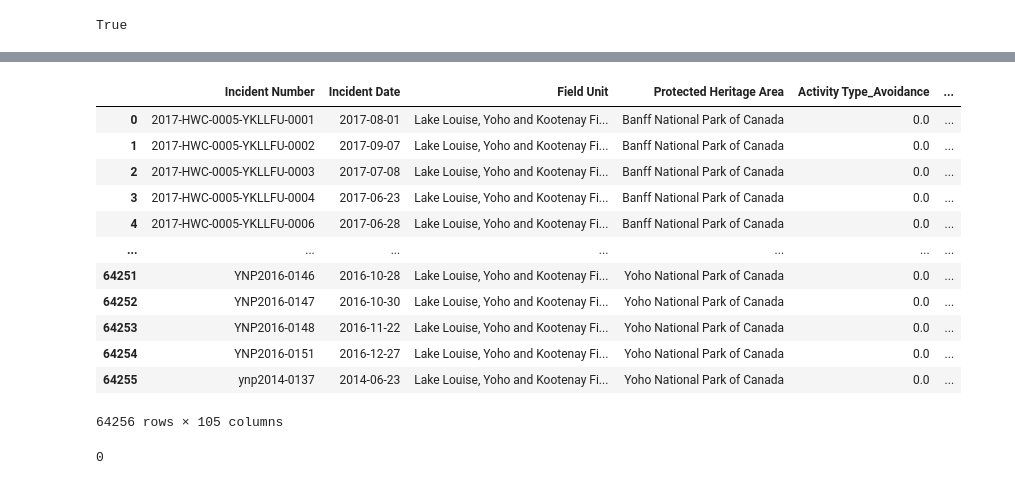
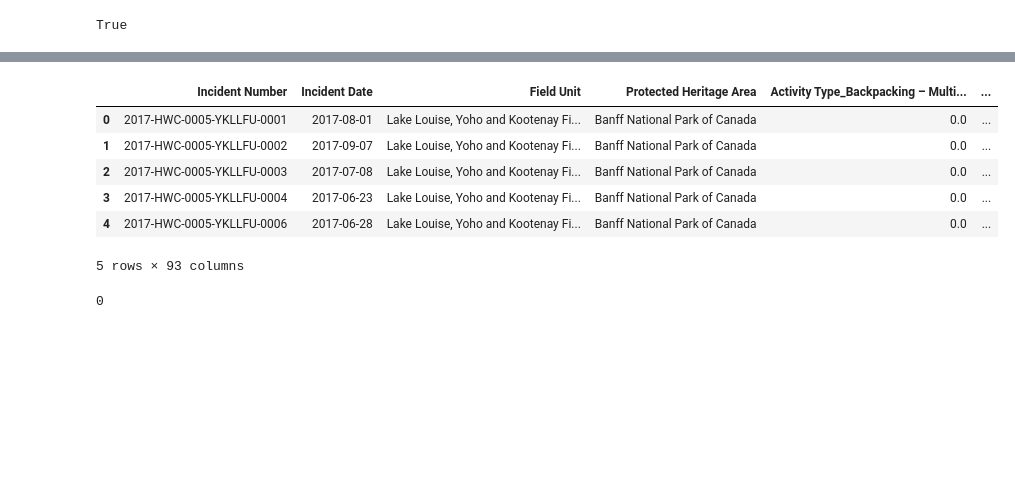
Before and after one commit to ebillard06/human-wildlife-coexistence-data-analysis, a Jupyter notebook: dataset_join_jupyter_notebook.ipynb, the cells around one changed output, grey strips where cells are left out. Cells and saved outputs as stored; diff of their text form; code cells hidden in the pictures; blank space fills up the shorter version.

Commit message:
Joining 4 datasets into CompleteData
Data cleaning, dealing with duplicate incident numbers, and joining the 4 datasets.

```diff
--- a/dataset_join_jupyter_notebook.ipynb
+++ b/dataset_join_jupyter_notebook.ipynb
@@ -5,0 +24,3 @@ from sklearn.preprocessing import OneHotEncoder
+# %%
+#Drop french columns
+DataDictionary = DataDictionary.drop(["Champ_de_la_donnée", "Valeur_de_la_donnée", "Description_de_la_valeur"], axis=1)
@@ -30,0 +86,5 @@ dtype: object
+# %%
+#Add column to dataframe that indicates which values match dictionary (True) and which do not (False)
+Activities["Activity_Type_Dict"] = Activities["Activity Type"].isin(DataDictionary["Data_Value"][DataDictionary["Data_Field"]== "Activity Type"].unique()
+)
+Activities.head()
@@ -30,0 +128,5 @@ dtype: object
+# %%
+#Replacing Activity Types that were mis-entered with their proper type, if none was obvious from data dictionary, placing "Unknown"
+#Not replacing NaN values with "Unknown". Will look at missing values closer later after splitting and before modelling.
+
+Activities["Activity Type"] = Activities["Activity Type"].replace({"Docking - TINP Only": "Unknown", "Avoidance": "Unknown", "Niking / Walking": 'Hiking / Walking',"Biking / Walking": 'Hiking / Walking', "Camping-Frontcountry": 'Camping - Frontcountry', "Hiking/Walking": 'Hiking / Walking', "Resource Harvesting - Hunting": 'Resource Harvesting - Hunting/Fishing/Gathering/Trapping', "Hiking": 'Hiking / Walking', "Picknicking / BBQ": "Picnicking / BBQ", "Picnicking/BBQ": "Picnicking / BBQ", 'Wiking / Walking': 'Hiking / Walking', 'Sightseeing':'Heritage Activity - Sightseeing'})
@@ -30,0 +173,4 @@ dtype: object
+# %%
+#Drop the columns I added during cleaning that are no longer needed
+Activities = Activities.drop(["Activity_Type_Dict"], axis=1)
+Activities.head()
@@ -111,18 +266,12 @@ Activities_encoded[Activities_encoded.columns[4:105]]
 # %%
 Activities2 = Activities_encoded[Activities_encoded.columns[4:105]].groupby([Activities['Incident Number'], Activities["Incident Date"], Activities["Field Unit"], Activities["Protected Heritage Area"]]).apply(sum).reset_index()
-Activities2
+Activities2.head()
 # %% [output]
-|  | Incident Number | Incident Date | Field Unit | Protected Heritage Area | Activity Type_Avoidance | ... |
+|  | Incident Number | Incident Date | Field Unit | Protected Heritage Area | Activity Type_Backpacking – Multi... | ... |
 | 0 | 2017-HWC-0005-YKLLFU-0001 | 2017-08-01 | Lake Louise, Yoho and Kootenay Fi... | Banff National Park of Canada | 0.0 | ... |
 | 1 | 2017-HWC-0005-YKLLFU-0002 | 2017-09-07 | Lake Louise, Yoho and Kootenay Fi... | Banff National Park of Canada | 0.0 | ... |
 | 2 | 2017-HWC-0005-YKLLFU-0003 | 2017-07-08 | Lake Louise, Yoho and Kootenay Fi... | Banff National Park of Canada | 0.0 | ... |
 | 3 | 2017-HWC-0005-YKLLFU-0004 | 2017-06-23 | Lake Louise, Yoho and Kootenay Fi... | Banff National Park of Canada | 0.0 | ... |
 | 4 | 2017-HWC-0005-YKLLFU-0006 | 2017-06-28 | Lake Louise, Yoho and Kootenay Fi... | Banff National Park of Canada | 0.0 | ... |
-| ... | ... | ... | ... | ... | ... | ... |
-| 64251 | YNP2016-0146 | 2016-10-28 | Lake Louise, Yoho and Kootenay Fi... | Yoho National Park of Canada | 0.0 | ... |
-| 64252 | YNP2016-0147 | 2016-10-30 | Lake Louise, Yoho and Kootenay Fi... | Yoho National Park of Canada | 0.0 | ... |
-| 64253 | YNP2016-0148 | 2016-11-22 | Lake Louise, Yoho and Kootenay Fi... | Yoho National Park of Canada | 0.0 | ... |
-| 64254 | YNP2016-0151 | 2016-12-27 | Lake Louise, Yoho and Kootenay Fi... | Yoho National Park of Canada | 0.0 | ... |
-| 64255 | ynp2014-0137 | 2014-06-23 | Lake Louise, Yoho and Kootenay Fi... | Yoho National Park of Canada | 0.0 | ... |
-64256 rows × 105 columns
+5 rows × 93 columns
 # %%
```
Also changed, not shown: parts of 133 cells of this notebook, 3 other files.
